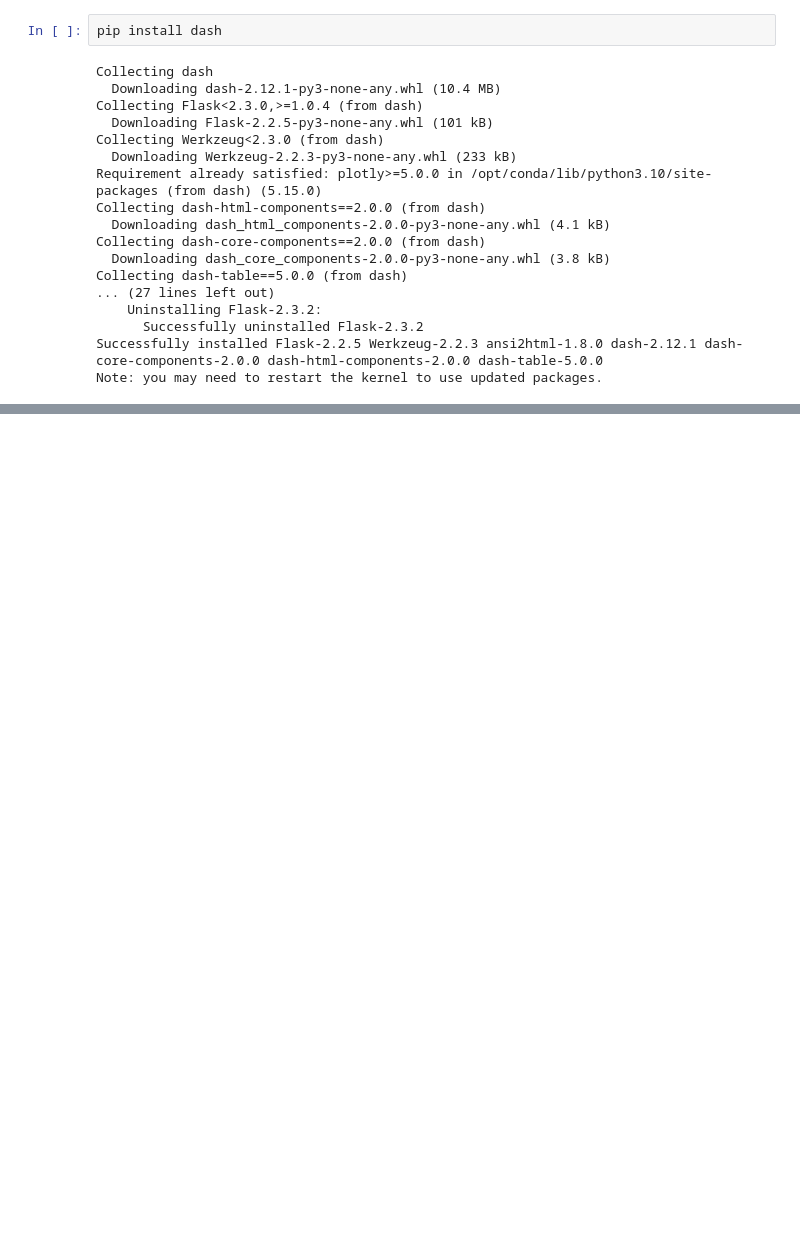
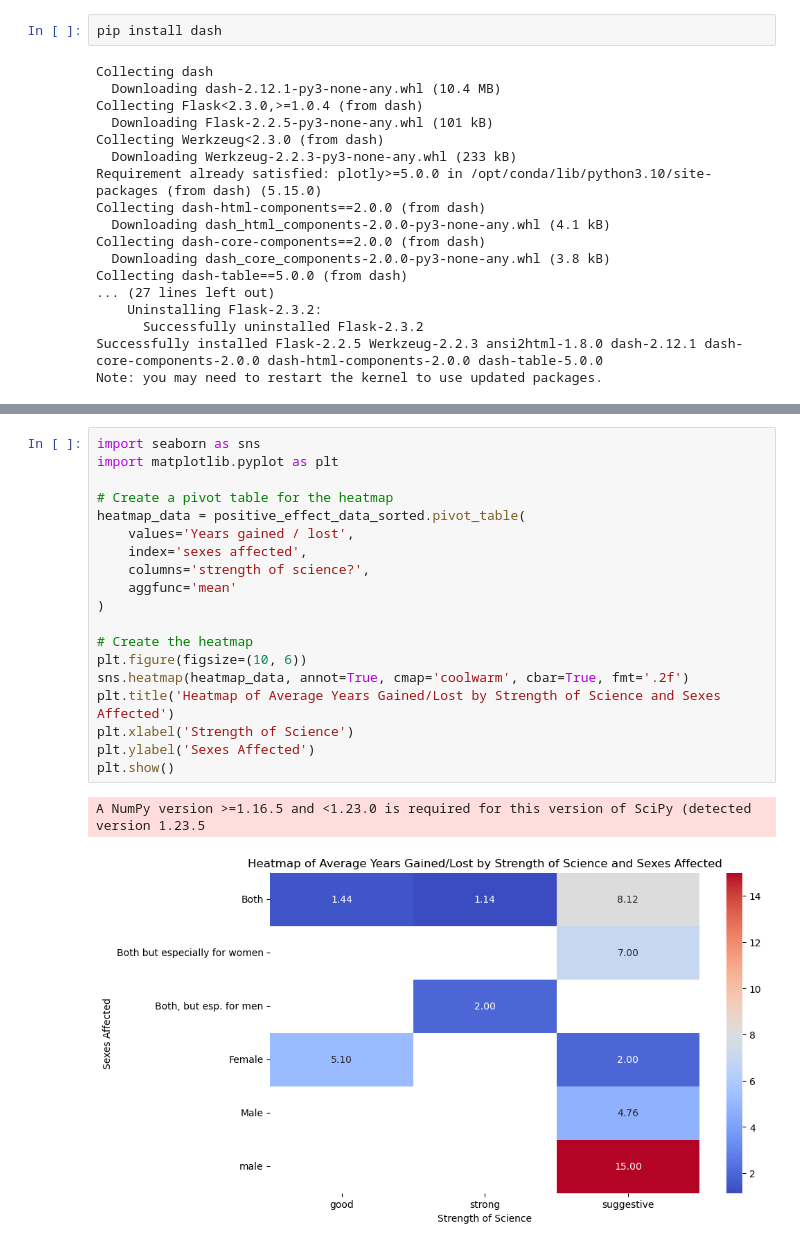
Before and after one commit to raj-rajat/Life-Longevity-Factors, a Jupyter notebook: life-longevity-factors.ipynb, the cells around one changed output, grey strips where cells are left out. Saved outputs shown, nothing was run; the diff lists cells and outputs as text; blank space fills up the shorter version.

Commit message:
Kaggle Notebook | Life Longevity Factors | Version 3

```diff
--- a/life-longevity-factors.ipynb
+++ b/life-longevity-factors.ipynb
@@ -289,0 +338,22 @@ fig_bubble.show()
+# %%
+import seaborn as sns
+import matplotlib.pyplot as plt
+
+# Create a pivot table for the heatmap
+heatmap_data = positive_effect_data_sorted.pivot_table(
+    values='Years gained / lost',
+    index='sexes affected',
+    columns='strength of science?',
+    aggfunc='mean'
+)
+
+# Create the heatmap
+plt.figure(figsize=(10, 6))
+sns.heatmap(heatmap_data, annot=True, cmap='coolwarm', cbar=True, fmt='.2f')
+plt.title('Heatmap of Average Years Gained/Lost by Strength of Science and Sexes Affected')
+plt.xlabel('Strength of Science')
+plt.ylabel('Sexes Affected')
+plt.show()
+# %% [output]
+A NumPy version >=1.16.5 and <1.23.0 is required for this version of SciPy (detected version 1.23.5
+[figure, added]
```
Also changed, not shown: parts of 11 cells of this notebook.
